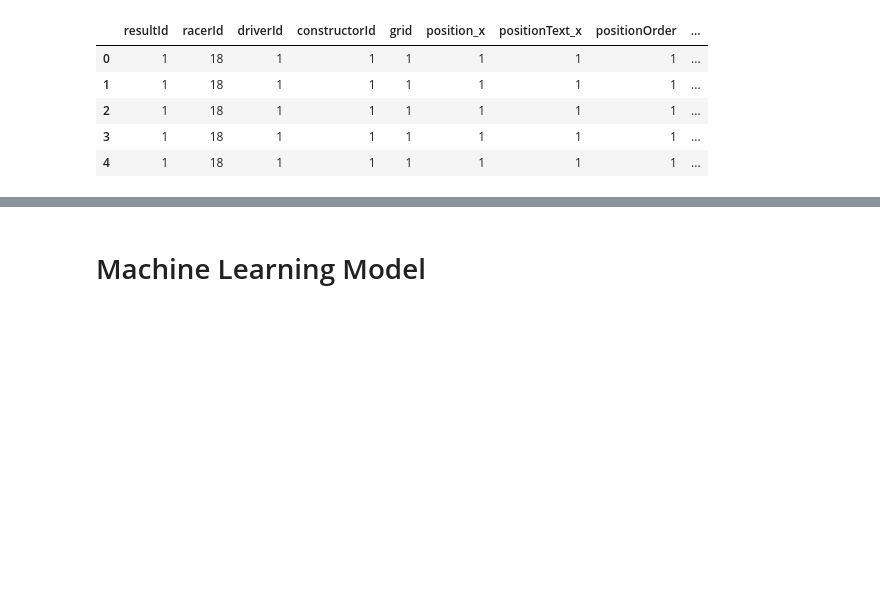
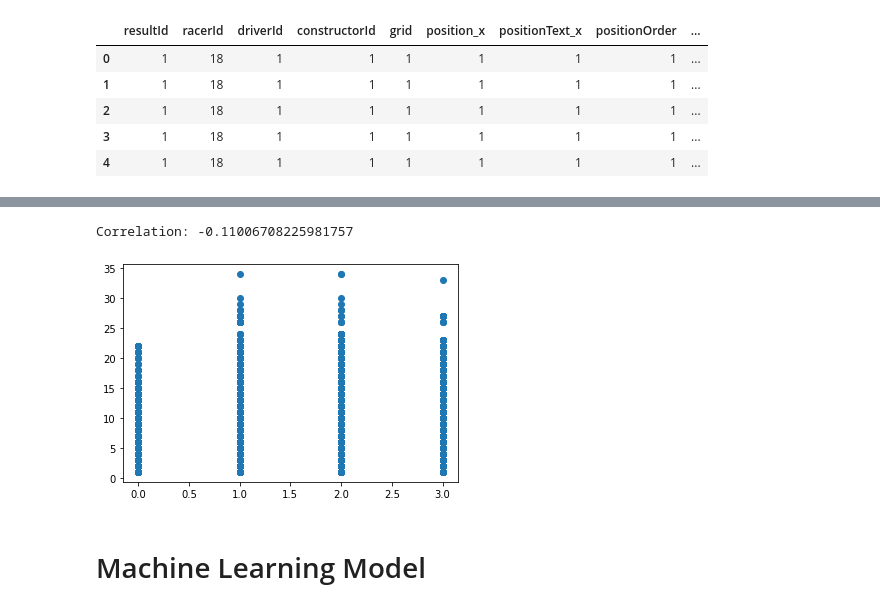
Before and after one commit to Robert336/Final-Project-CP468, a Jupyter notebook: F1_Predictor.ipynb, the cells around one changed output, grey strips where cells are left out. Saved outputs shown, nothing was run; the diff lists cells and outputs as text; code cells hidden in the pictures; blank space fills up the shorter version.

Commit message:
add grid vs finishing position analysis

```diff
--- a/F1_Predictor.ipynb
+++ b/F1_Predictor.ipynb
@@ -450,7 +448,7 @@ Index(['resultId', 'raceId_x', 'driverId', 'constructorId', 'grid',
 # %%
 col_name = {'milliseconds':'timetaken_in_millisec','fastestLapSpeed':'max_speed',
  'name_x':'grand_prix','number_y':'driver_num','code':'driver_code','name_y':'constructor_name',
- 'raceId_x':'racerId','points_x':'points','position_y':'position'}
+ 'raceId_x':'racerId','points_x':'points'}
 
 df.rename(columns=col_name, inplace=True)
 
@@ -526,0 +530,14 @@ df.head()
+# %%
+import matplotlib.pyplot as plt
+
+# circuitId: 6 is monaco
+x = df[df.circuitId == 6].grid
+
+y = df[df.circuitId == 6].position
+
+plt.scatter(x,y)
+
+print("Correlation:", x.corr(y))
+# %% [output]
+Correlation: -0.11006708225981757
+[figure, added]
```
Also changed, not shown: parts of 4 cells of this notebook.
